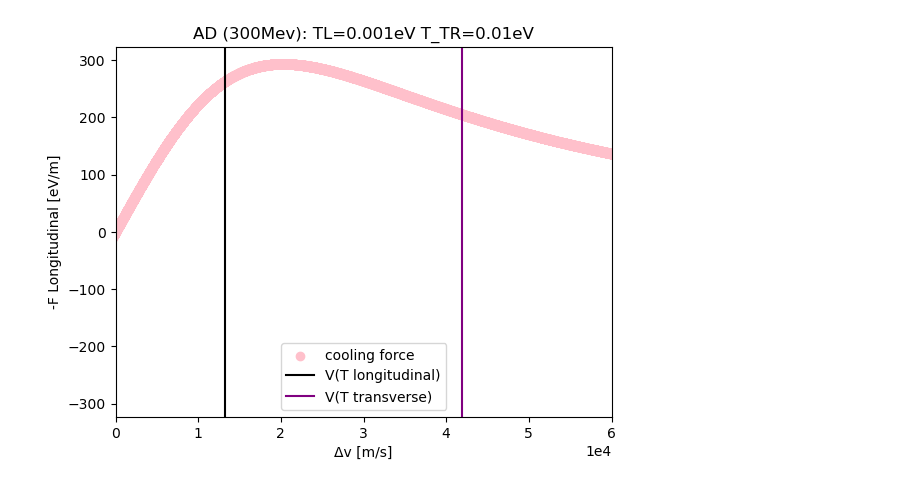
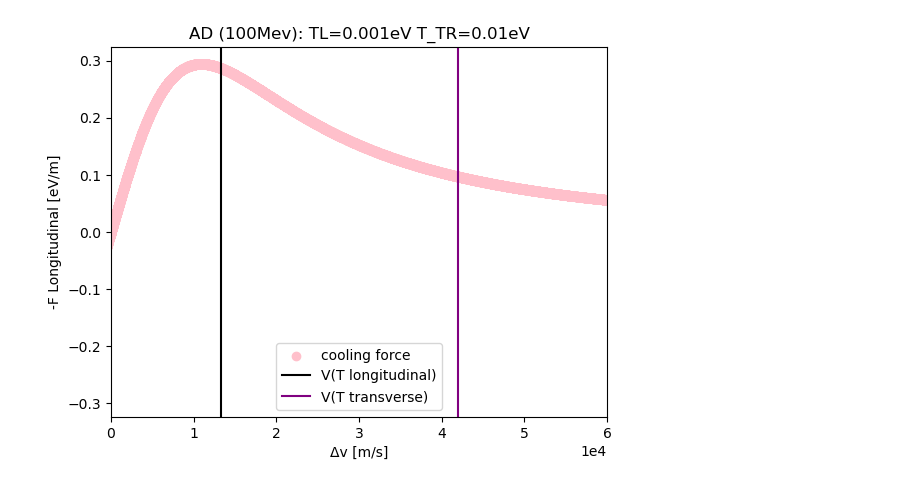
Before and after one commit to pkruyt/electron_cooling, a Jupyter notebook: notebooks/AD100/AD-100Mev:force-vs-parameters.ipynb, the cells around one changed output. Drawn from its saved outputs; the diff is of its cells as text; code cells hidden in the pictures.

```diff
--- a/notebooks/AD100/AD-100Mev:force-vs-parameters.ipynb
+++ b/notebooks/AD100/AD-100Mev:force-vs-parameters.ipynb
@@ -39,7 +39,7 @@ T_perp = 0.01 # <E> [eV] = kb*T
 T_l =  0.001 # <E> [eV]
 B = 0.060 # T for LEIR
 B_ratio=1e-10
-Z=54
+Z=1
 
 
 c=299792458.0
@@ -88,35 +88,35 @@ dtk_cooler = dtk.elements.ElectronCooler(I=I,L=L,r_beam=r_beam,
                                                 Neutralisation_space_charge=0,Neutralisation_rotation=0)
 
 
 force = dtk_cooler.force(dtk_particle)
 
 def temperature_to_velocity_1D(temperature_eV):
 
     T=temperature_eV#J
     mass = 511 *1e3
     velocity = c*np.sqrt( T/ mass)
     return velocity
 
 
 px_tot = p0c*dtk_particle.px
 beta_diff = px_tot/(mass0*gamma)
 v_diff = beta_diff*c
 
 
 plt.figure()
 plt.scatter(v_diff,-force,color='pink',label='cooling force')
 plt.axvline(temperature_to_velocity_1D(T_l),color='black',label='V(T longitudinal)')
 plt.axvline(temperature_to_velocity_1D(T_perp),color='purple',label='V(T transverse)')
 plt.xlim([0,0.6*1e5])
 
-plt.title(f'AD (300Mev): TL={T_l}eV T_TR={T_perp}eV')
+plt.title(f'AD (100Mev): TL={T_l}eV T_TR={T_perp}eV')
 plt.legend()
 plt.ylabel('-F Longitudinal [eV/m]')
 plt.xlabel('Δv [m/s]')
 plt.ticklabel_format(axis="x", style="sci", scilimits=(0,0))
 plt.show()
 # %% [output]
-[figure, old version]
+[figure, new version]
 # %%
 #Magnetic field quality
 
```
Also changed, not shown: parts of 2 cells of this notebook, 7 other files.
